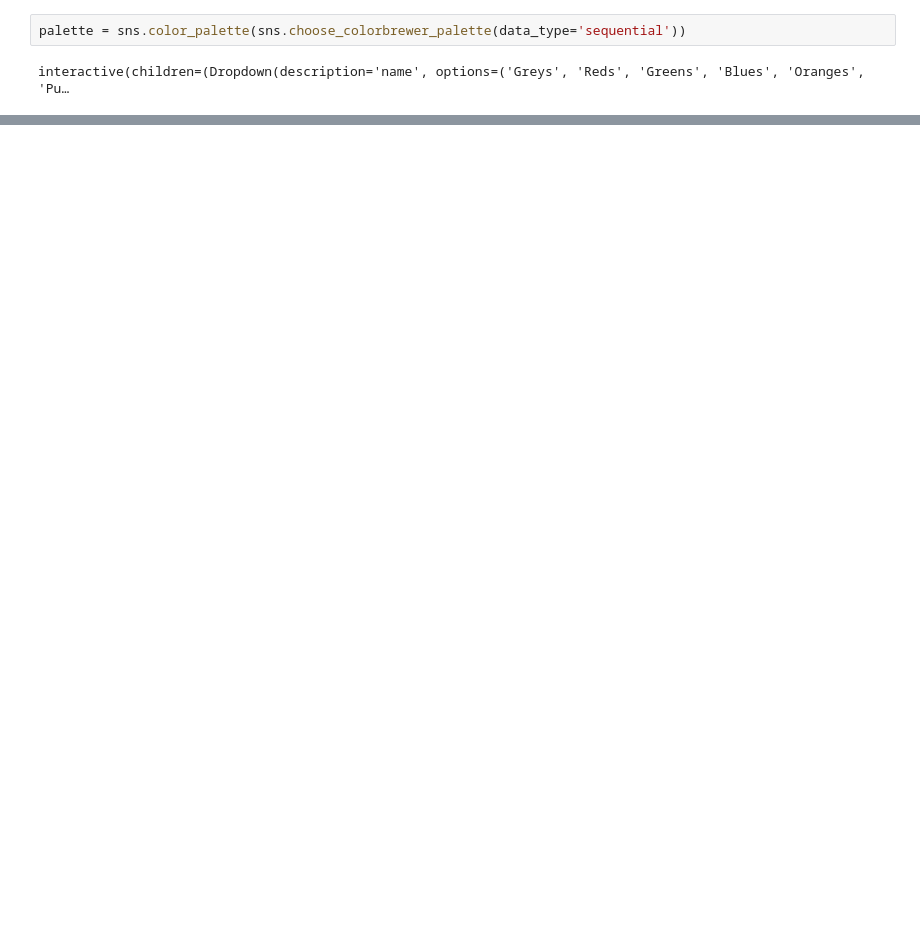
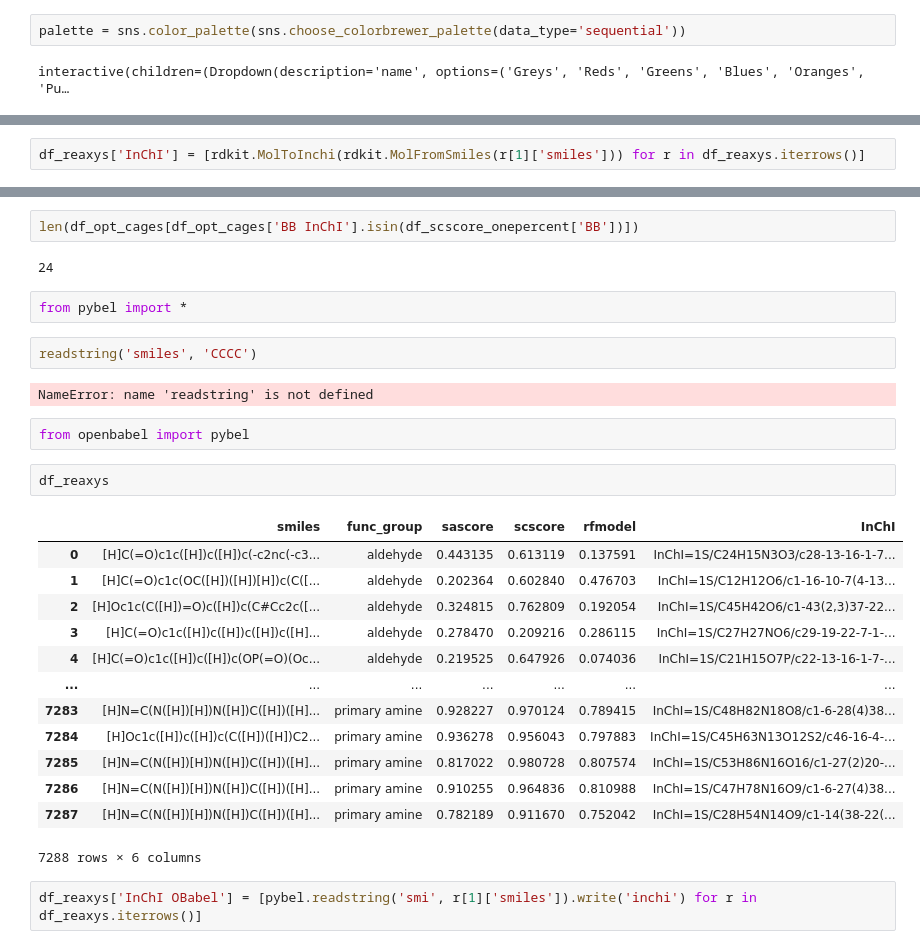
Before and after one commit to stevenkbennett/synthetic_accessibility_project, a Jupyter notebook: stages/Stage1_SyntheticAccesibilityScores/DB_SA_Analysis.ipynb, the cells around one changed output, grey strips where cells are left out. Saved outputs shown, nothing was run; the diff lists cells and outputs as text; blank space fills up the shorter version.

```diff
--- a/stages/Stage1_SyntheticAccesibilityScores/DB_SA_Analysis.ipynb
+++ b/stages/Stage1_SyntheticAccesibilityScores/DB_SA_Analysis.ipynb
@@ -224,0 +354,2 @@ df_reaxys.corr()
+# %%
+df_reaxys['InChI'] = [rdkit.MolToInchi(rdkit.MolFromSmiles(r[1]['smiles'])) for r in df_reaxys.iterrows()]
@@ -224,0 +375,30 @@ df_reaxys.corr()
+# %%
+len(df_opt_cages[df_opt_cages['BB InChI'].isin(df_scscore_onepercent['BB'])])
+# %% [output]
+24
+# %%
+from pybel import *
+# %%
+readstring('smiles', 'CCCC')
+# %% [output]
+NameError: name 'readstring' is not defined
+# %%
+from openbabel import pybel
+# %%
+df_reaxys
+# %% [output]
+|  | smiles | func_group | sascore | scscore | rfmodel | InChI |
+| 0 | [H]C(=O)c1c([H])c([H])c(-c2nc(-c3... | aldehyde | 0.443135 | 0.613119 | 0.137591 | InChI=1S/C24H15N3O3/c28-13-16-1-7... |
+| 1 | [H]C(=O)c1c(OC([H])([H])[H])c(C([... | aldehyde | 0.202364 | 0.602840 | 0.476703 | InChI=1S/C12H12O6/c1-16-10-7(4-13... |
+| 2 | [H]Oc1c(C([H])=O)c([H])c(C#Cc2c([... | aldehyde | 0.324815 | 0.762809 | 0.192054 | InChI=1S/C45H42O6/c1-43(2,3)37-22... |
+| 3 | [H]C(=O)c1c([H])c([H])c([H])c([H]... | aldehyde | 0.278470 | 0.209216 | 0.286115 | InChI=1S/C27H27NO6/c29-19-22-7-1-... |
+| 4 | [H]C(=O)c1c([H])c([H])c(OP(=O)(Oc... | aldehyde | 0.219525 | 0.647926 | 0.074036 | InChI=1S/C21H15O7P/c22-13-16-1-7-... |
+| ... | ... | ... | ... | ... | ... | ... |
+| 7283 | [H]N=C(N([H])[H])N([H])C([H])([H]... | primary amine | 0.928227 | 0.970124 | 0.789415 | InChI=1S/C48H82N18O8/c1-6-28(4)38... |
+| 7284 | [H]Oc1c([H])c([H])c(C([H])([H])C2... | primary amine | 0.936278 | 0.956043 | 0.797883 | InChI=1S/C45H63N13O12S2/c46-16-4-... |
+| 7285 | [H]N=C(N([H])[H])N([H])C([H])([H]... | primary amine | 0.817022 | 0.980728 | 0.807574 | InChI=1S/C53H86N16O16/c1-27(2)20-... |
+| 7286 | [H]N=C(N([H])[H])N([H])C([H])([H]... | primary amine | 0.910255 | 0.964836 | 0.810988 | InChI=1S/C47H78N16O9/c1-6-27(4)38... |
+| 7287 | [H]N=C(N([H])[H])N([H])C([H])([H]... | primary amine | 0.782189 | 0.911670 | 0.752042 | InChI=1S/C28H54N14O9/c1-14(38-22(... |
+7288 rows × 6 columns
+# %%
+df_reaxys['InChI OBabel'] = [pybel.readstring('smi', r[1]['smiles']).write('inchi') for r in df_reaxys.iterrows()]
```
Also changed, not shown: parts of 27 cells of this notebook.
